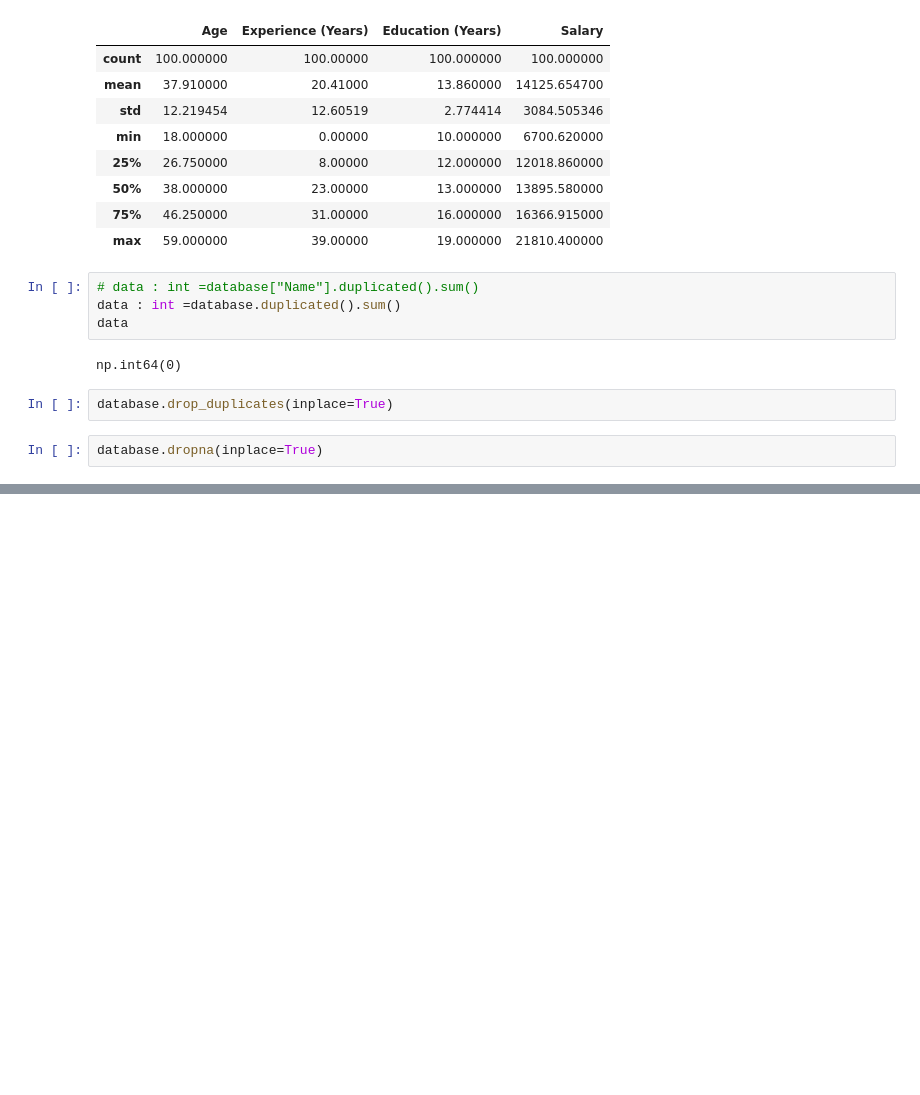
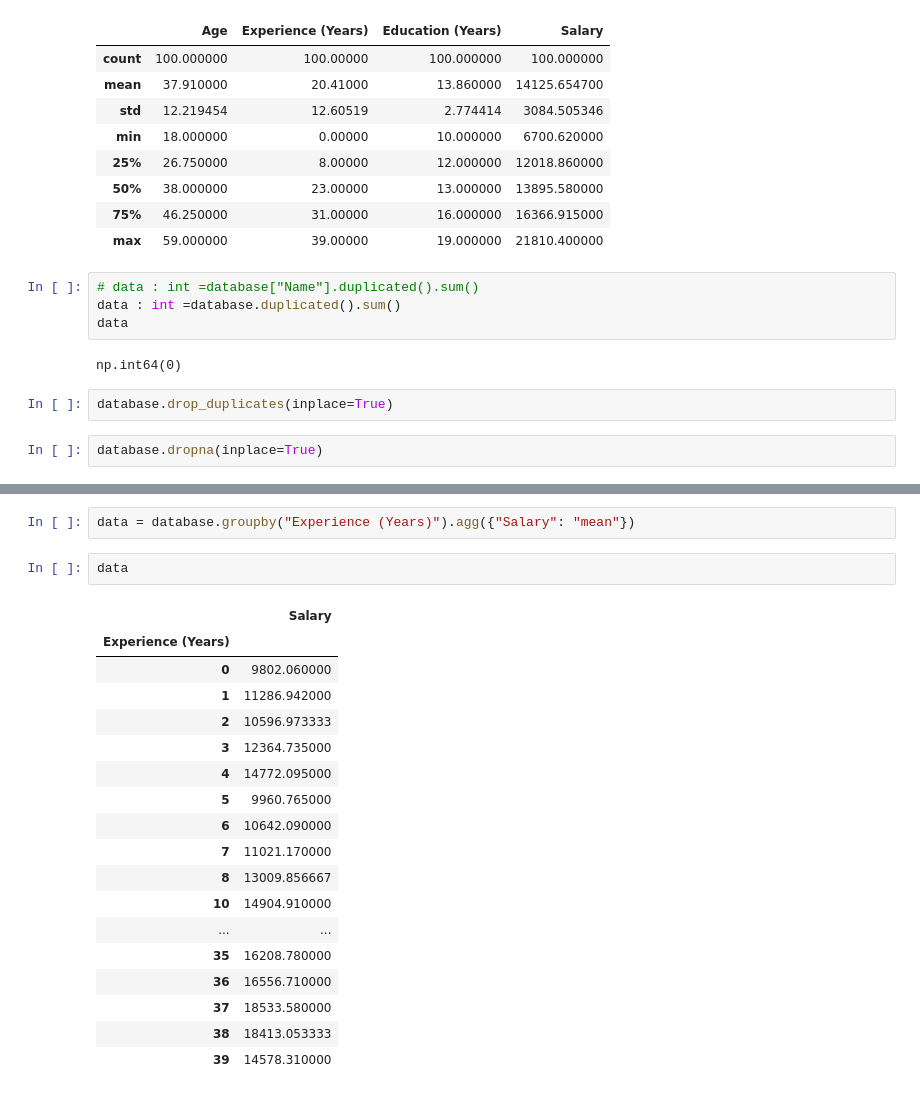
Before and after one commit to DotZohaib/Data-Analytics-Turning-Raw-Data-into-Actionable-Insights, a Jupyter notebook: 34_pandas_Python_Data_Analytics.ipynb, the cells around one changed output, grey strips where cells are left out. Saved outputs shown, nothing was run; the diff lists cells and outputs as text; blank space fills up the shorter version.

```diff
--- a/34_pandas_Python_Data_Analytics.ipynb
+++ b/34_pandas_Python_Data_Analytics.ipynb
@@ -89,0 +131,23 @@ database.dropna(inplace=True)
+# %%
+data = database.groupby("Experience (Years)").agg({"Salary": "mean"})
+# %%
+data
+# %% [output]
+|  | Salary |
+| Experience (Years) |  |
+| 0 | 9802.060000 |
+| 1 | 11286.942000 |
+| 2 | 10596.973333 |
+| 3 | 12364.735000 |
+| 4 | 14772.095000 |
+| 5 | 9960.765000 |
+| 6 | 10642.090000 |
+| 7 | 11021.170000 |
+| 8 | 13009.856667 |
+| 10 | 14904.910000 |
+| ... | ... |
+| 35 | 16208.780000 |
+| 36 | 16556.710000 |
+| 37 | 18533.580000 |
+| 38 | 18413.053333 |
+| 39 | 14578.310000 |
```
Also changed, not shown: parts of 14 cells of this notebook, 1 other file.
